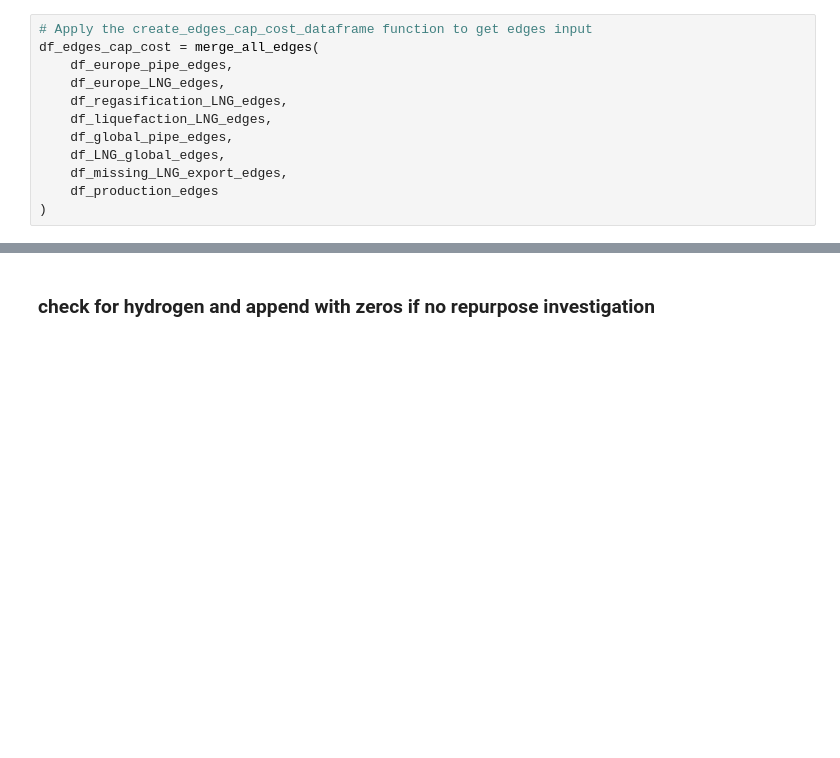
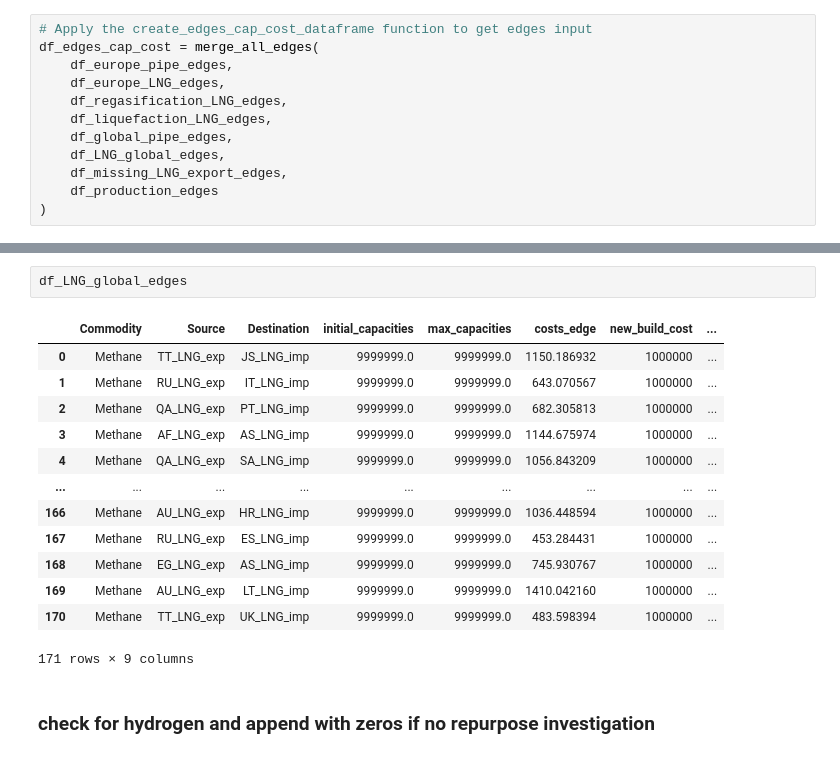
Before and after one commit to CSEI-EU/gas_infrastructure_model, a Jupyter notebook: 00_code_base/07_data_prep/Data_Prep.ipynb, the cells around one changed output, grey strips where cells are left out. Drawn from its saved outputs; the diff is of its cells as text; blank space fills up the shorter version.

```diff
--- a/00_code_base/07_data_prep/Data_Prep.ipynb
+++ b/00_code_base/07_data_prep/Data_Prep.ipynb
@@ -686,3 +702,19 @@ df_edges_cap_cost = merge_all_edges(
+# %%
+df_LNG_global_edges
+# %% [output]
+|  | Commodity | Source | Destination | initial_capacities | max_capacities | costs_edge | new_build_cost | ... |
+| 0 | Methane | TT_LNG_exp | JS_LNG_imp | 9999999.0 | 9999999.0 | 1150.186932 | 1000000 | ... |
+| 1 | Methane | RU_LNG_exp | IT_LNG_imp | 9999999.0 | 9999999.0 | 643.070567 | 1000000 | ... |
+| 2 | Methane | QA_LNG_exp | PT_LNG_imp | 9999999.0 | 9999999.0 | 682.305813 | 1000000 | ... |
+| 3 | Methane | AF_LNG_exp | AS_LNG_imp | 9999999.0 | 9999999.0 | 1144.675974 | 1000000 | ... |
+| 4 | Methane | QA_LNG_exp | SA_LNG_imp | 9999999.0 | 9999999.0 | 1056.843209 | 1000000 | ... |
+| ... | ... | ... | ... | ... | ... | ... | ... | ... |
+| 166 | Methane | AU_LNG_exp | HR_LNG_imp | 9999999.0 | 9999999.0 | 1036.448594 | 1000000 | ... |
+| 167 | Methane | RU_LNG_exp | ES_LNG_imp | 9999999.0 | 9999999.0 | 453.284431 | 1000000 | ... |
+| 168 | Methane | EG_LNG_exp | AS_LNG_imp | 9999999.0 | 9999999.0 | 745.930767 | 1000000 | ... |
+| 169 | Methane | AU_LNG_exp | LT_LNG_imp | 9999999.0 | 9999999.0 | 1410.042160 | 1000000 | ... |
+| 170 | Methane | TT_LNG_exp | UK_LNG_imp | 9999999.0 | 9999999.0 | 483.598394 | 1000000 | ... |
+171 rows × 9 columns
 # %% [markdown]
 ### check for hydrogen and append with zeros if no repurpose investigation
 # %%
```
Also changed, not shown: parts of 1 cell of this notebook, 1 other file.
